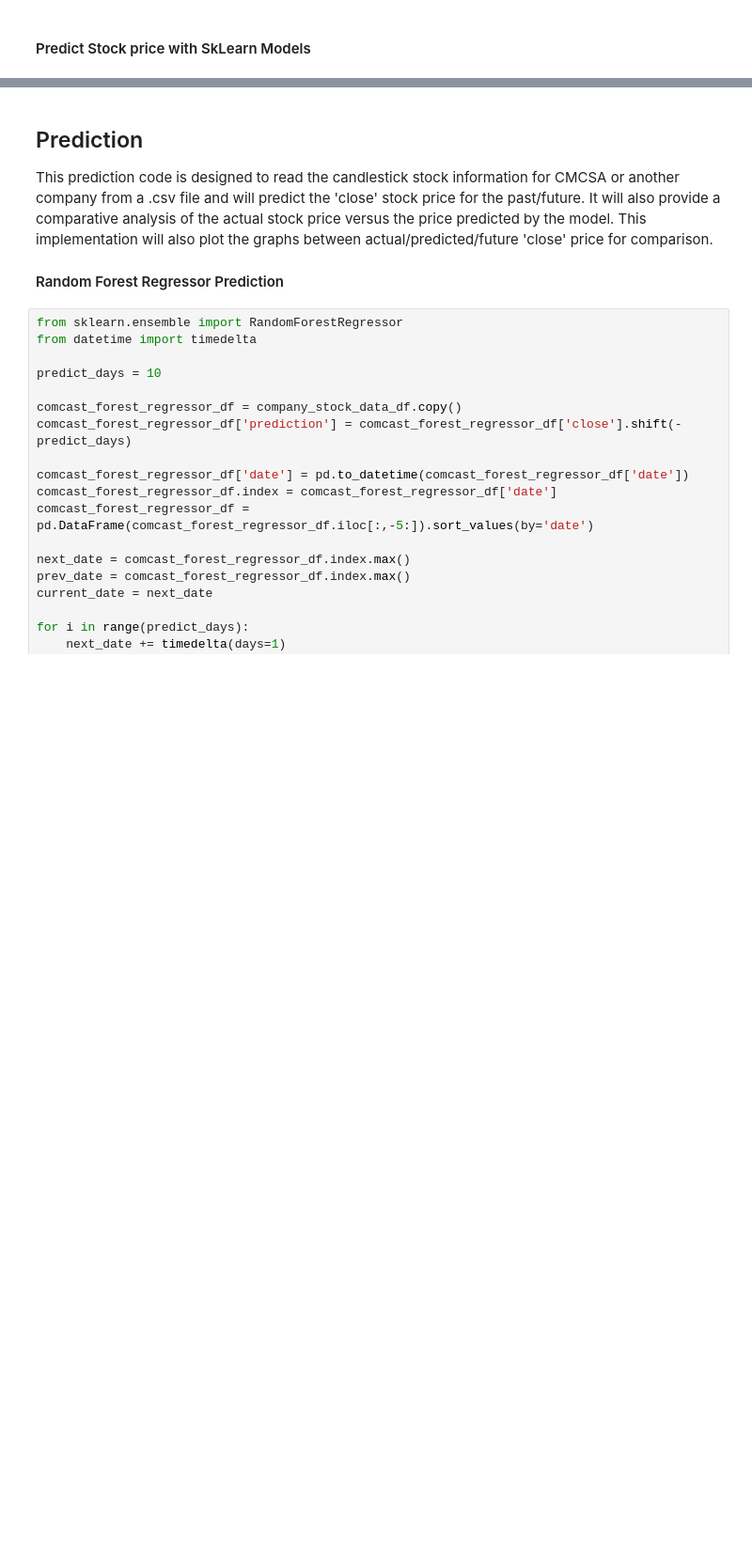
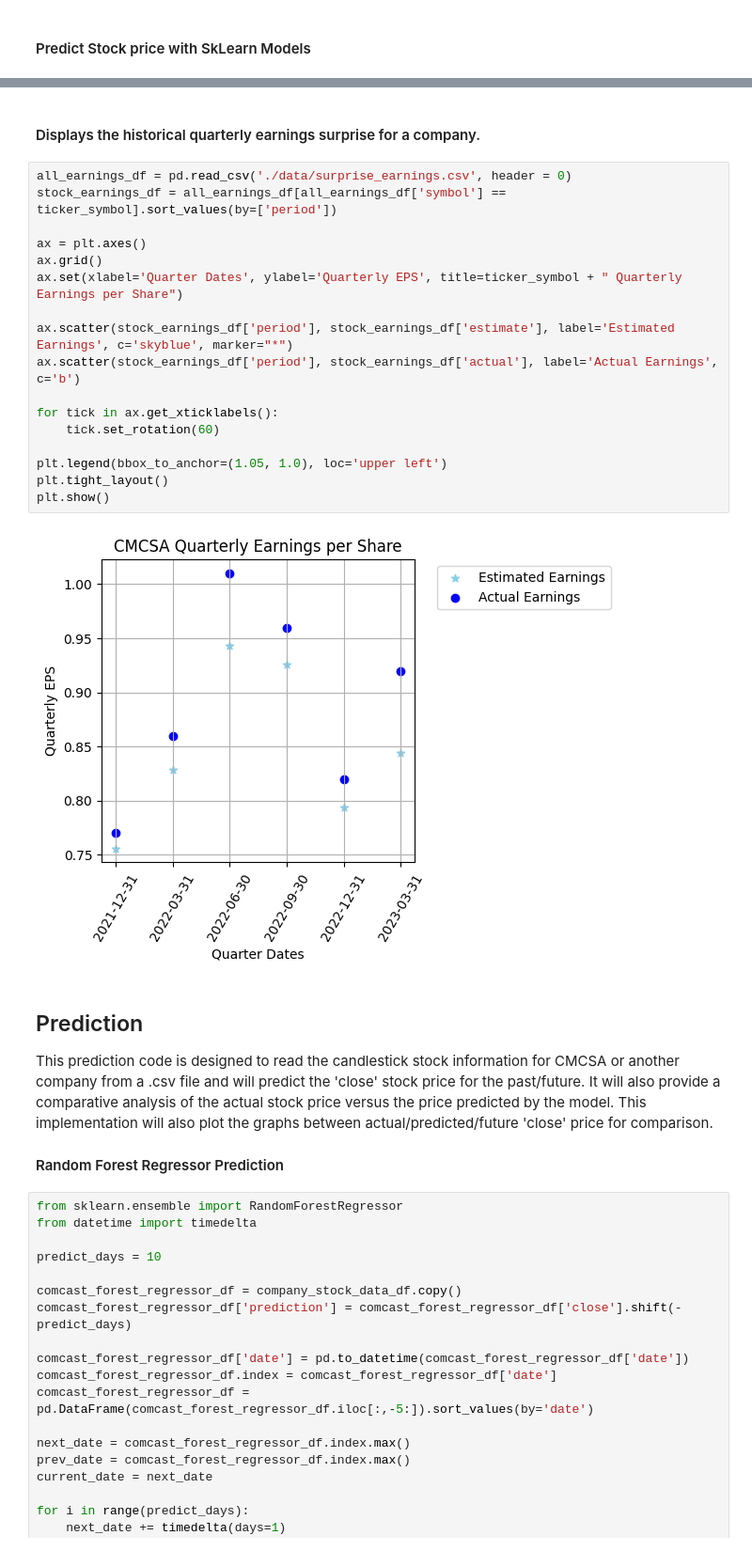
Before and after one commit to geoffpatton/stock-prediction, a Jupyter notebook: project_impl.ipynb, the cells around one changed output, grey strips where cells are left out. Shown at 94% size. Saved outputs shown, nothing was run; the diff lists cells and outputs as text; blank space fills up the shorter version.

```diff
--- a/project_impl.ipynb
+++ b/project_impl.ipynb
@@ -411,3 +420,24 @@ display(metrics_df)
+# %% [markdown]
+#### Displays the historical quarterly earnings surprise for a company.
+# %%
+all_earnings_df = pd.read_csv('./data/surprise_earnings.csv', header = 0)
+stock_earnings_df = all_earnings_df[all_earnings_df['symbol'] == ticker_symbol].sort_values(by=['period'])
+
+ax = plt.axes()
+ax.grid()
+ax.set(xlabel='Quarter Dates', ylabel='Quarterly EPS', title=ticker_symbol + " Quarterly Earnings per Share")
+
+ax.scatter(stock_earnings_df['period'], stock_earnings_df['estimate'], label='Estimated Earnings', c='skyblue', marker="*")
+ax.scatter(stock_earnings_df['period'], stock_earnings_df['actual'], label='Actual Earnings', c='b')
+
+for tick in ax.get_xticklabels():
+    tick.set_rotation(60)
+
+plt.legend(bbox_to_anchor=(1.05, 1.0), loc='upper left')
+plt.tight_layout()
+plt.show()
+# %% [output]
+[figure, added]
 # %% [markdown]
 ## Prediction
 This prediction code is designed to read the candlestick stock information for CMCSA or another company from a .csv file and will predict the 'close' stock price for the past/future. It will also provide a comparative analysis of the actual stock price versus the price predicted by the model. This implementation will also plot the graphs between actual/predicted/future 'close' price for comparison.
```
Also changed, not shown: parts of 12 cells of this notebook, 7 other files.
